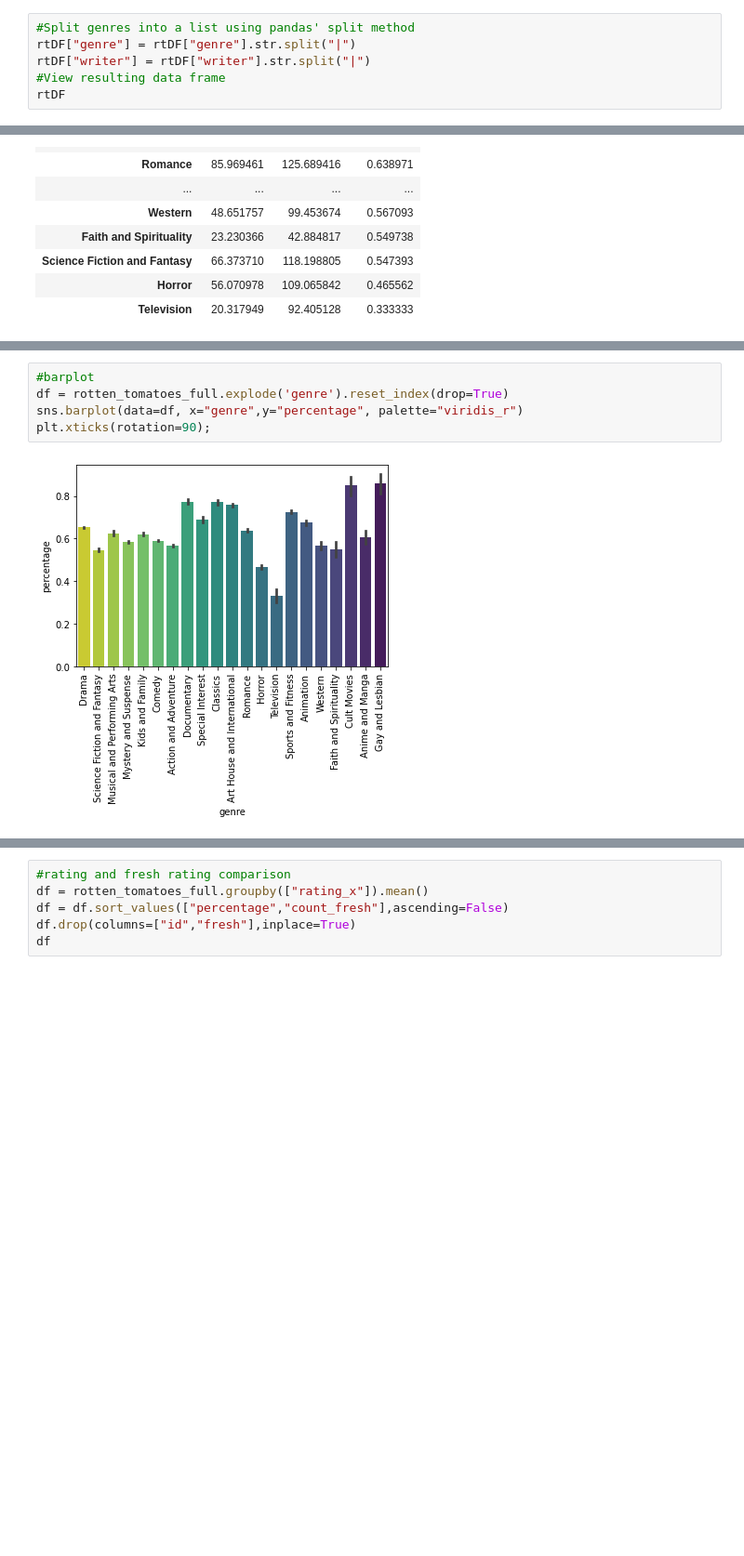
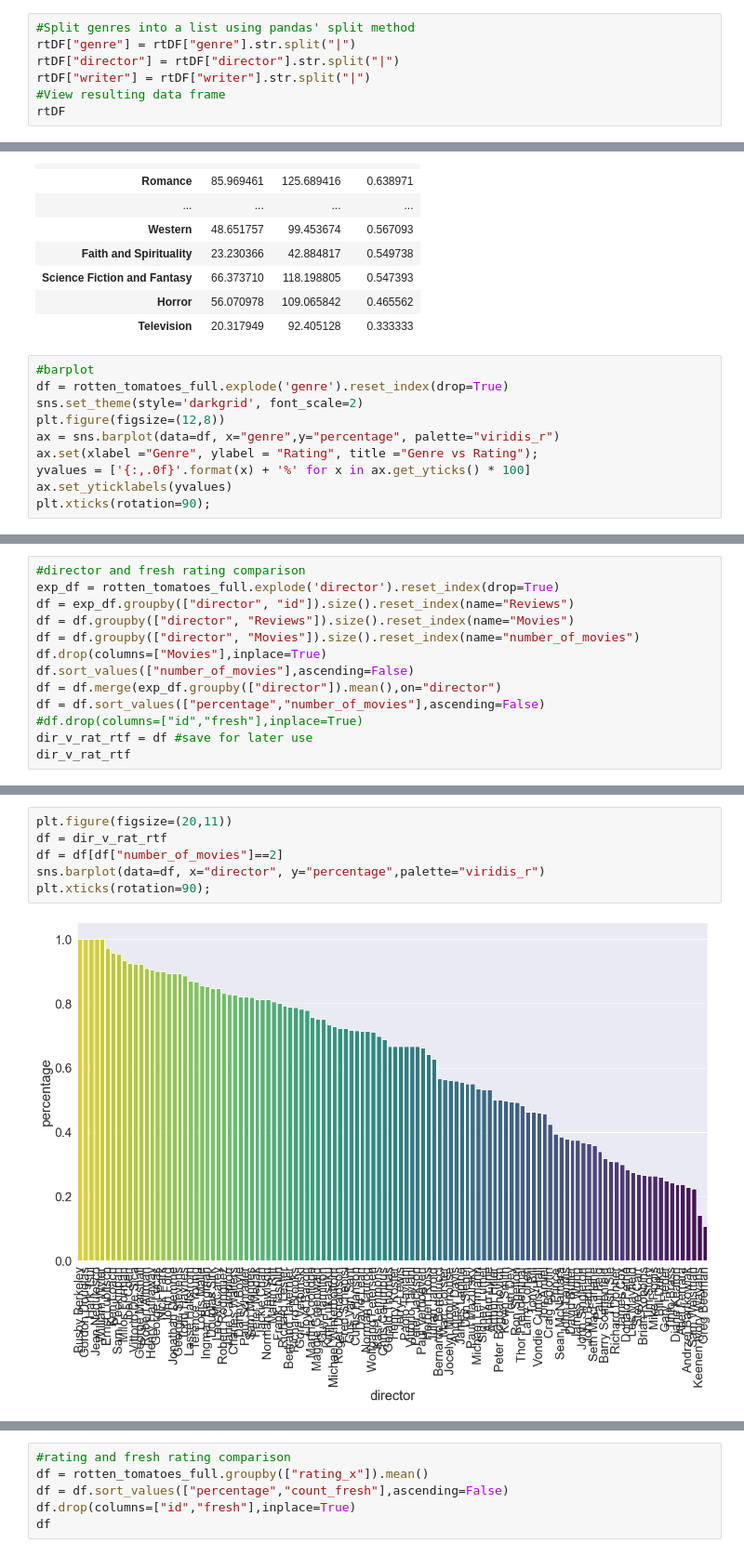
Before and after one commit to Brandon-Meyer0/git-dat-money, a Jupyter notebook: Capstone Group 1A.ipynb, the cells around one changed output, grey strips where cells are left out. Shown at 93% size. Drawn from its saved outputs; the diff is of its cells as text; blank space fills up the shorter version.

Commit message:
update visualizations

```diff
--- a/Capstone Group 1A.ipynb
+++ b/Capstone Group 1A.ipynb
@@ -218,6 +218,7 @@ rtDF.head()
 # %%
 #Split genres into a list using pandas' split method
 rtDF["genre"] = rtDF["genre"].str.split("|")
+rtDF["director"] = rtDF["director"].str.split("|")
 rtDF["writer"] = rtDF["writer"].str.split("|")
 #View resulting data frame
 rtDF
@@ -709,3 +713,13 @@ df
 | Science Fiction and Fantasy | 66.373710 | 118.198805 | 0.547393 |
 | Horror | 56.070978 | 109.065842 | 0.465562 |
 | Television | 20.317949 | 92.405128 | 0.333333 |
+# %%
+#barplot
+df = rotten_tomatoes_full.explode('genre').reset_index(drop=True)
+sns.set_theme(style='darkgrid', font_scale=2)
+plt.figure(figsize=(12,8))
+ax = sns.barplot(data=df, x="genre",y="percentage", palette="viridis_r")
+ax.set(xlabel ="Genre", ylabel = "Rating", title ="Genre vs Rating");
+yvalues = ['{:,.0f}'.format(x) + '%' for x in ax.get_yticks() * 100]
+ax.set_yticklabels(yvalues)
+plt.xticks(rotation=90);
@@ -711,0 +728,13 @@ df
+# %%
+#director and fresh rating comparison
+exp_df = rotten_tomatoes_full.explode('director').reset_index(drop=True)
+df = exp_df.groupby(["director", "id"]).size().reset_index(name="Reviews")
+df = df.groupby(["director", "Reviews"]).size().reset_index(name="Movies")
+df = df.groupby(["director", "Movies"]).size().reset_index(name="number_of_movies")
+df.drop(columns=["Movies"],inplace=True)
+df.sort_values(["number_of_movies"],ascending=False)
+df = df.merge(exp_df.groupby(["director"]).mean(),on="director")
+df = df.sort_values(["percentage","number_of_movies"],ascending=False)
+#df.drop(columns=["id","fresh"],inplace=True)
+dir_v_rat_rtf = df #save for later use
+dir_v_rat_rtf
@@ -712,7 +772,8 @@ df
 # %%
-#barplot
-df = rotten_tomatoes_full.explode('genre').reset_index(drop=True)
-sns.barplot(data=df, x="genre",y="percentage", palette="viridis_r")
+plt.figure(figsize=(20,11))
+df = dir_v_rat_rtf
+df = df[df["number_of_movies"]==2]
+sns.barplot(data=df, x="director", y="percentage",palette="viridis_r")
 plt.xticks(rotation=90);
 # %% [output]
-[figure, old version]
+[figure, new version]
```
Also changed, not shown: parts of 17 cells of this notebook.
